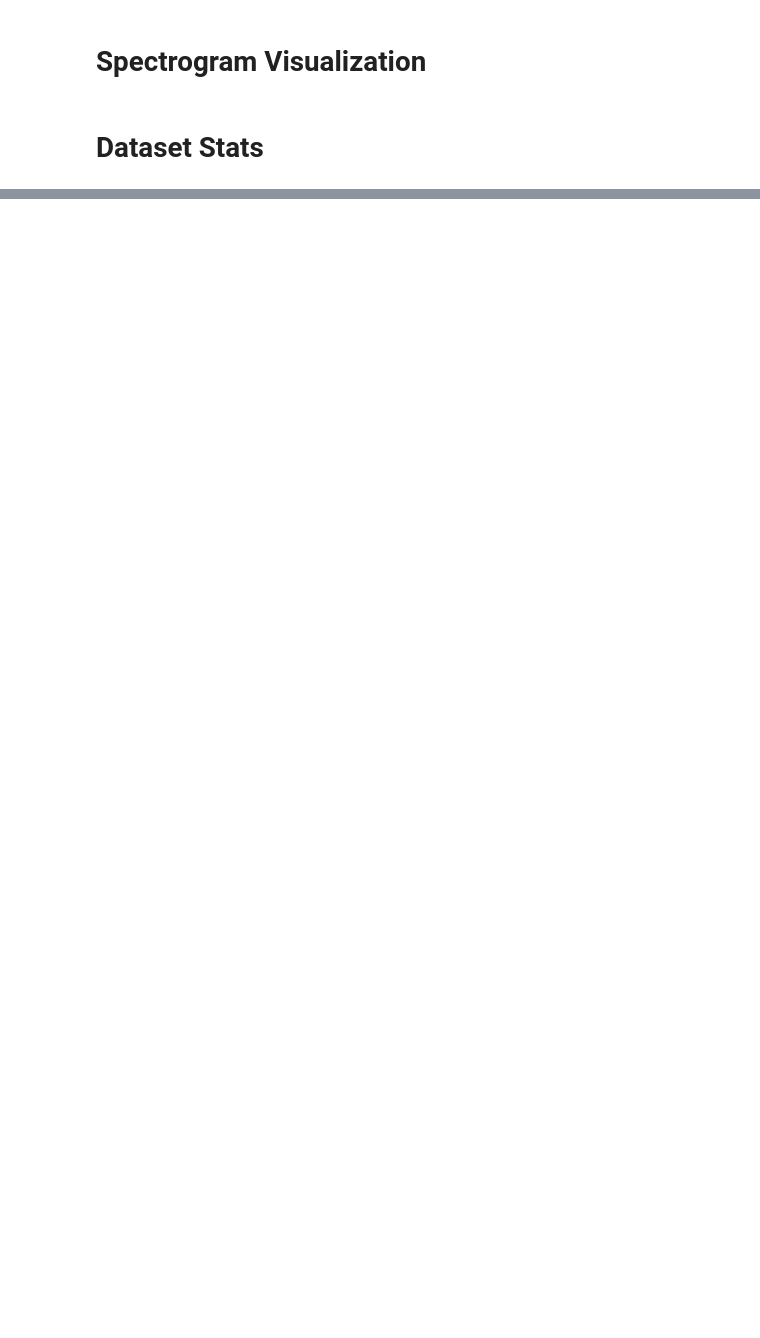
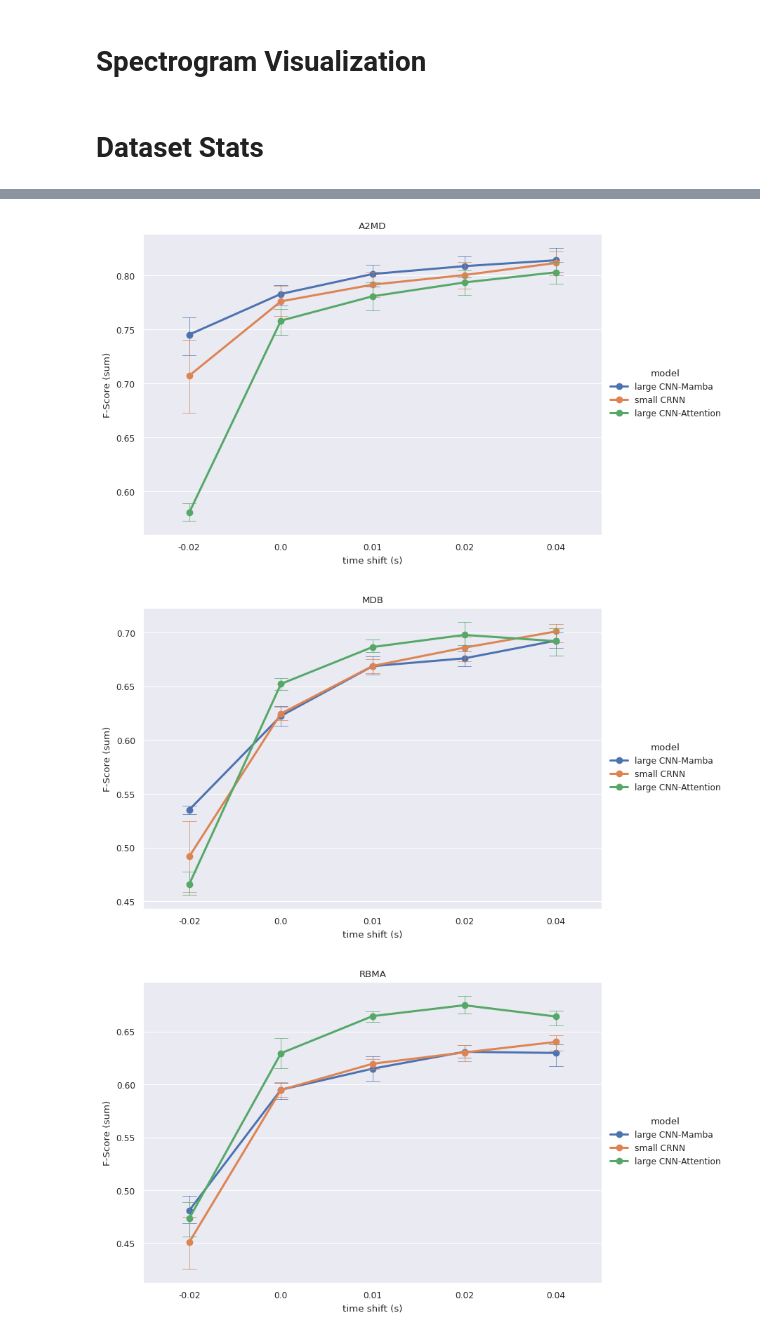
Before and after one commit to MarcelLieb/Automatic-Drum-Transcription, a Jupyter notebook: text_viz.ipynb, the cells around one changed output, grey strips where cells are left out. Drawn from its saved outputs; the diff is of its cells as text; code cells hidden in the pictures; blank space fills up the shorter version.

```diff
--- a/text_viz.ipynb
+++ b/text_viz.ipynb
@@ -233,0 +358,11 @@ plt.show()
+# %%
+import polars as pl
+import polars.selectors as cs
+import numpy as np
+import seaborn as sns
+import matplotlib.pyplot as plt
+
+plt.rcParams['svg.fonttype'] = 'none'
+sns.set_theme()
+sns.set_context("paper")
+scale_factor = 1.5
@@ -233,0 +523,33 @@ plt.show()
+# %%
+for ds, height in zip(["A2MD", "RBMA", "MDB"], [22, 25, 51]):
+    g = sns.kdeplot(x="onset_error", data=errors.filter((pl.col("dataset") == ds) & (pl.col("time shift") == 0.02)), hue="class")
+    plt.vlines(x=[0, 0.06], ymin=0, ymax=height, linestyles="dashed", color="grey")
+    g.set_title(f"{ds} - time shift = 0.02")
+    g.set_xlabel("distance from label (s)")
+
+    plt.tight_layout()
+    plt.savefig(f"processed/{experiment_name}/detection_onset_error_{ds}.svg")
+    plt.close()
+# %%
+def time_shift_line(data: pl.DataFrame, dataset):
+    column_map = {
+        f"F-Score/Sum/{cls}": cls for cls in ["BD", "SD", "HH"]
+    }
+    column_map["F-Score/Avg"] = "mean"
+    column_map["F-Score/Sum/Total"] = "sum"
+    data = data.filter(pl.col("dataset") == dataset).rename(column_map).select("model", "dataset", "fold", "time shift", "sum")
+    data = data.unpivot(index=["model", "dataset", "fold", "time shift"], variable_name="Aggregation", value_name="F-Score")
+    #sns.lineplot(x="time shift", y="F-Score", hue="model", data=data, ax=ax, style="Aggregation", err_style="bars", err_kws={"alpha": 0.3})
+    g = sns.catplot(kind="point" ,x="time shift", y="F-Score", hue="model", data=data, capsize=0.15, err_kws={'linewidth': 0.5}, aspect=1.5)
+    g.ax.set_title(dataset)
+    g.ax.set_xlabel("time shift (s)")
+    g.ax.set_ylabel("F-Score (sum)")
+    return g
+
+for ds in ["A2MD", "MDB", "RBMA"]:
+    time_shift_line(scores, ds)
+    plt.savefig(f"processed/{experiment_name}/time_shift_curve_{ds}.svg")
+# %% [output]
+[figure, added]
+[figure, added]
+[figure, added]
```
Also changed, not shown: parts of 42 cells of this notebook.
